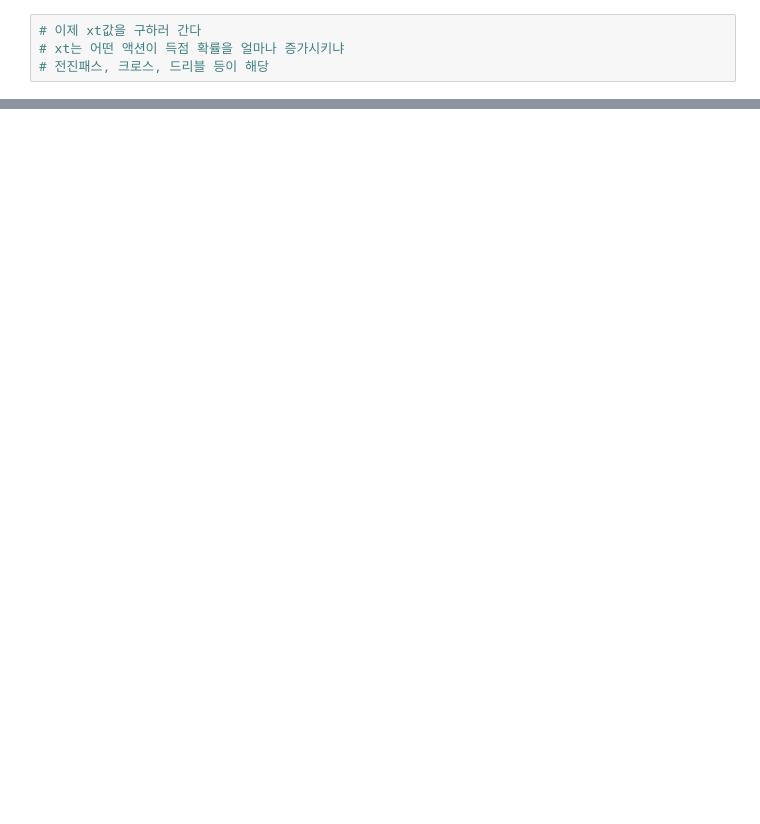
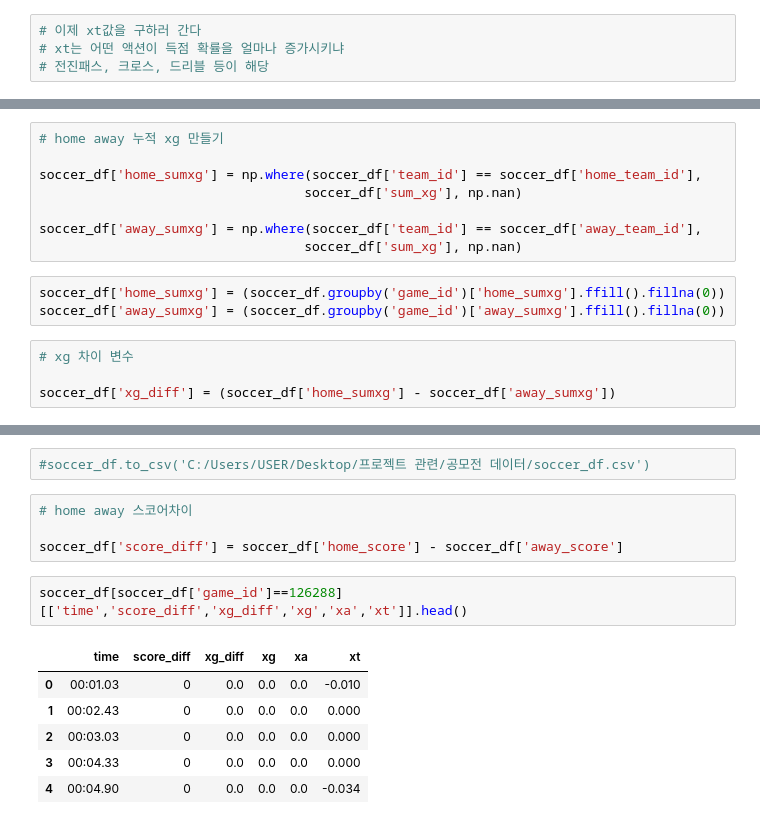
Before and after one commit to bories97/Python, a Jupyter notebook: 공모전 데이터/Untitled.ipynb, the cells around one changed output, grey strips where cells are left out. Saved outputs shown, nothing was run; the diff lists cells and outputs as text; blank space fills up the shorter version.

```diff
--- a/공모전 데이터/Untitled.ipynb
+++ b/공모전 데이터/Untitled.ipynb
@@ -528,0 +594,15 @@ df.loc[df['type_name'] == 'Shot', 'xT'] = 0
+# %%
+# home away 누적 xg 만들기
+
+soccer_df['home_sumxg'] = np.where(soccer_df['team_id'] == soccer_df['home_team_id'],
+                                  soccer_df['sum_xg'], np.nan)
+
+soccer_df['away_sumxg'] = np.where(soccer_df['team_id'] == soccer_df['away_team_id'],
+                                  soccer_df['sum_xg'], np.nan)
+# %%
+soccer_df['home_sumxg'] = (soccer_df.groupby('game_id')['home_sumxg'].ffill().fillna(0))
+soccer_df['away_sumxg'] = (soccer_df.groupby('game_id')['away_sumxg'].ffill().fillna(0))
+# %%
+# xg 차이 변수
+
+soccer_df['xg_diff'] = (soccer_df['home_sumxg'] - soccer_df['away_sumxg'])
@@ -528,0 +621,15 @@ df.loc[df['type_name'] == 'Shot', 'xT'] = 0
+# %%
+#soccer_df.to_csv('C:/Users/USER/Desktop/프로젝트 관련/공모전 데이터/soccer_df.csv')
+# %%
+# home away 스코어차이
+
+soccer_df['score_diff'] = soccer_df['home_score'] - soccer_df['away_score']
+# %%
+soccer_df[soccer_df['game_id']==126288][['time','score_diff','xg_diff','xg','xa','xt']].head()
+# %% [output]
+|  | time | score_diff | xg_diff | xg | xa | xt |
+| 0 | 00:01.03 | 0 | 0.0 | 0.0 | 0.0 | -0.010 |
+| 1 | 00:02.43 | 0 | 0.0 | 0.0 | 0.0 | 0.000 |
+| 2 | 00:03.03 | 0 | 0.0 | 0.0 | 0.0 | 0.000 |
+| 3 | 00:04.33 | 0 | 0.0 | 0.0 | 0.0 | 0.000 |
+| 4 | 00:04.90 | 0 | 0.0 | 0.0 | 0.0 | -0.034 |
```
Also changed, not shown: parts of 47 cells of this notebook.
